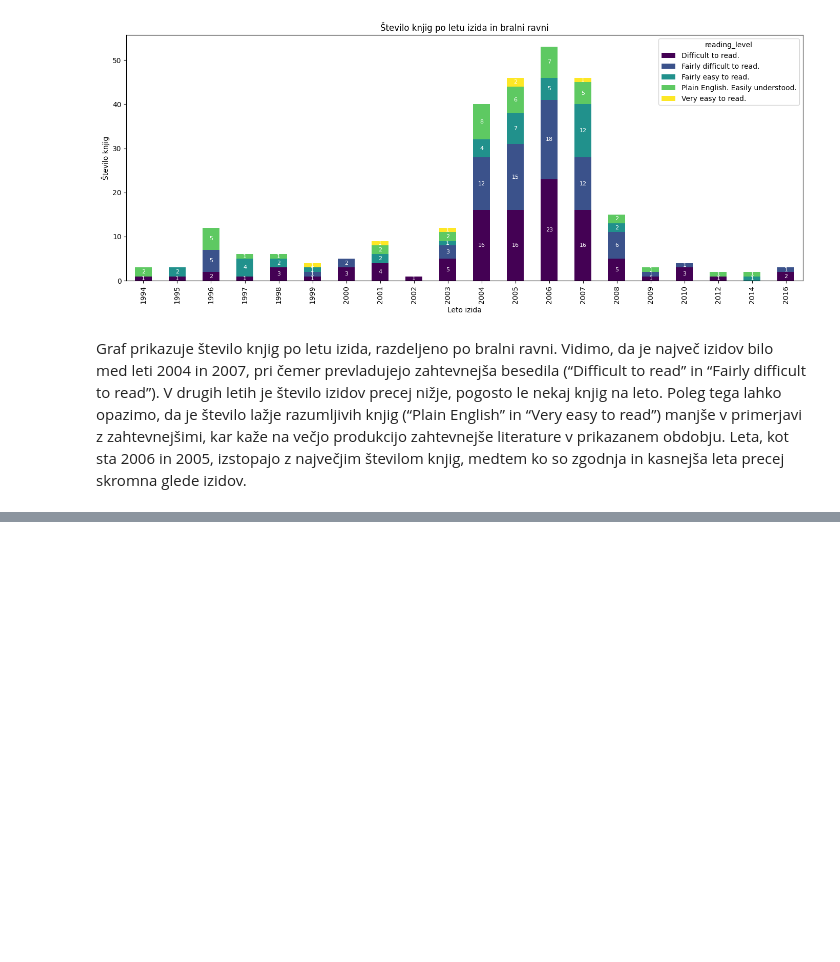
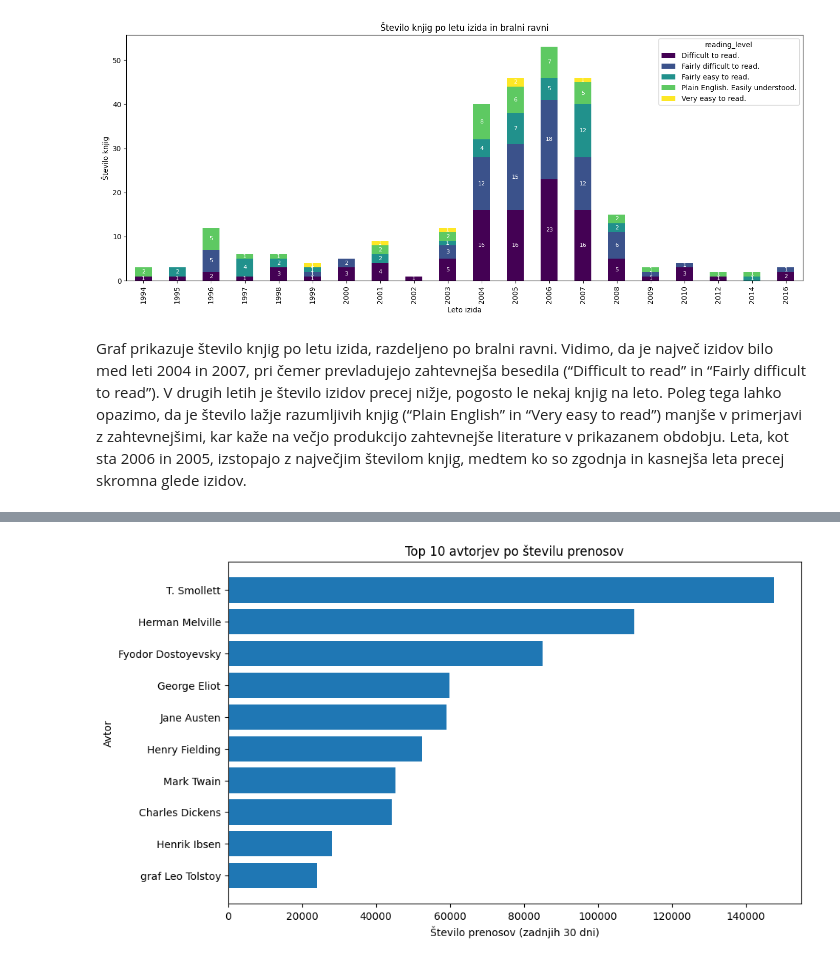
Before and after one commit to kajzrca/UVP-projekt, a Jupyter notebook: KNJIGE.ipynb, the cells around one changed output, grey strips where cells are left out. Cells and saved outputs as stored; diff of their text form; code cells hidden in the pictures; blank space fills up the shorter version.

```diff
--- a/KNJIGE.ipynb
+++ b/KNJIGE.ipynb
@@ -253,0 +300,19 @@ Graf prikazuje število knjig po letu izida, razdeljeno po bralni ravni. Vidimo,
+# %%
+top_authors = (
+    podatki.groupby("author")["downloads_last_30d"]
+    .sum()
+    .reset_index()
+    .sort_values(by="downloads_last_30d", ascending=False)
+    .head(10)
+)
+
+# Narišemo graf
+plt.figure(figsize=(10,6))
+plt.barh(top_authors["author"], top_authors["downloads_last_30d"])
+plt.xlabel("Število prenosov (zadnjih 30 dni)")
+plt.ylabel("Avtor")
+plt.title("Top 10 avtorjev po številu prenosov")
+plt.gca().invert_yaxis()  # da je največji na vrhu
+plt.show()
+# %% [output]
+[figure, added]
```
Also changed, not shown: parts of 6 cells of this notebook.
